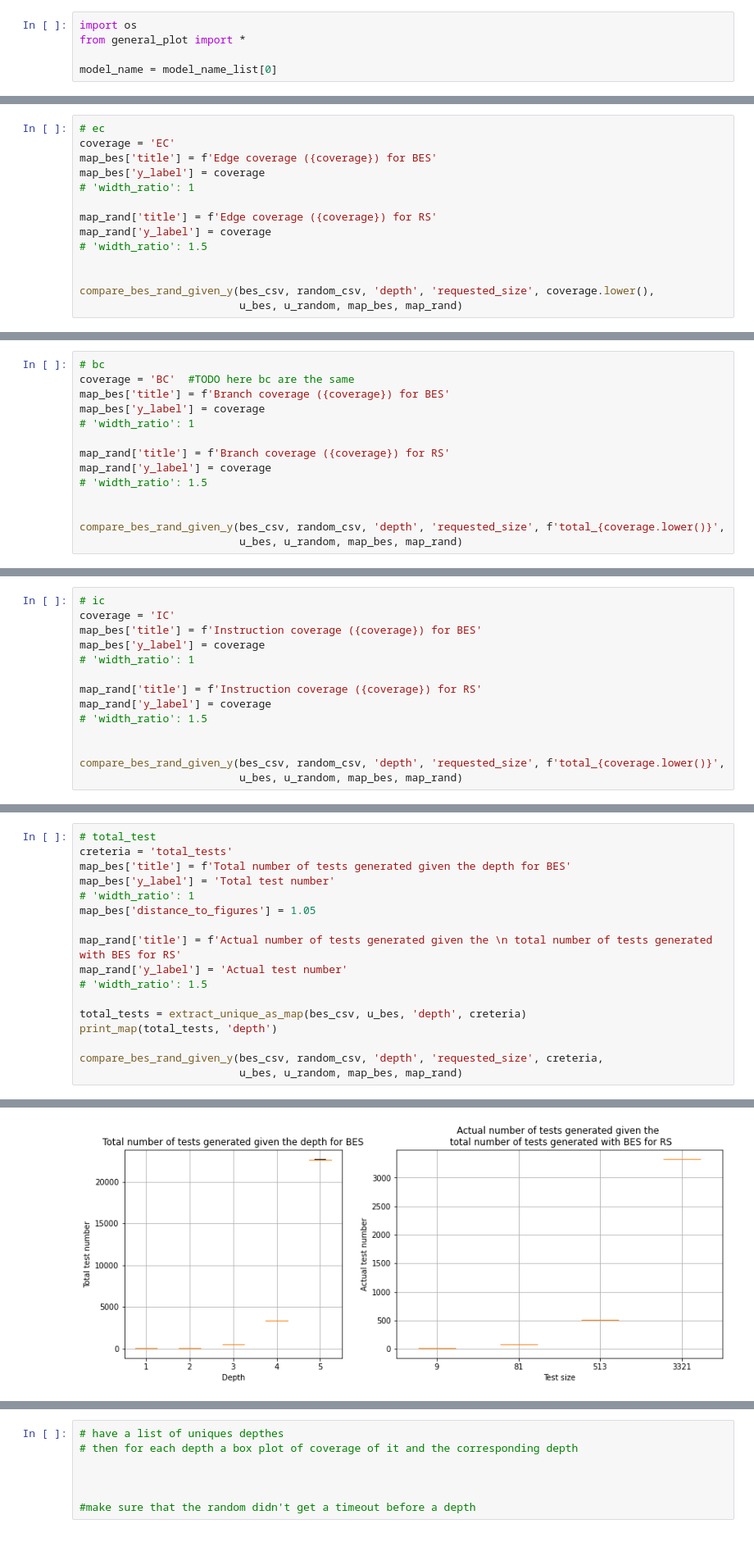
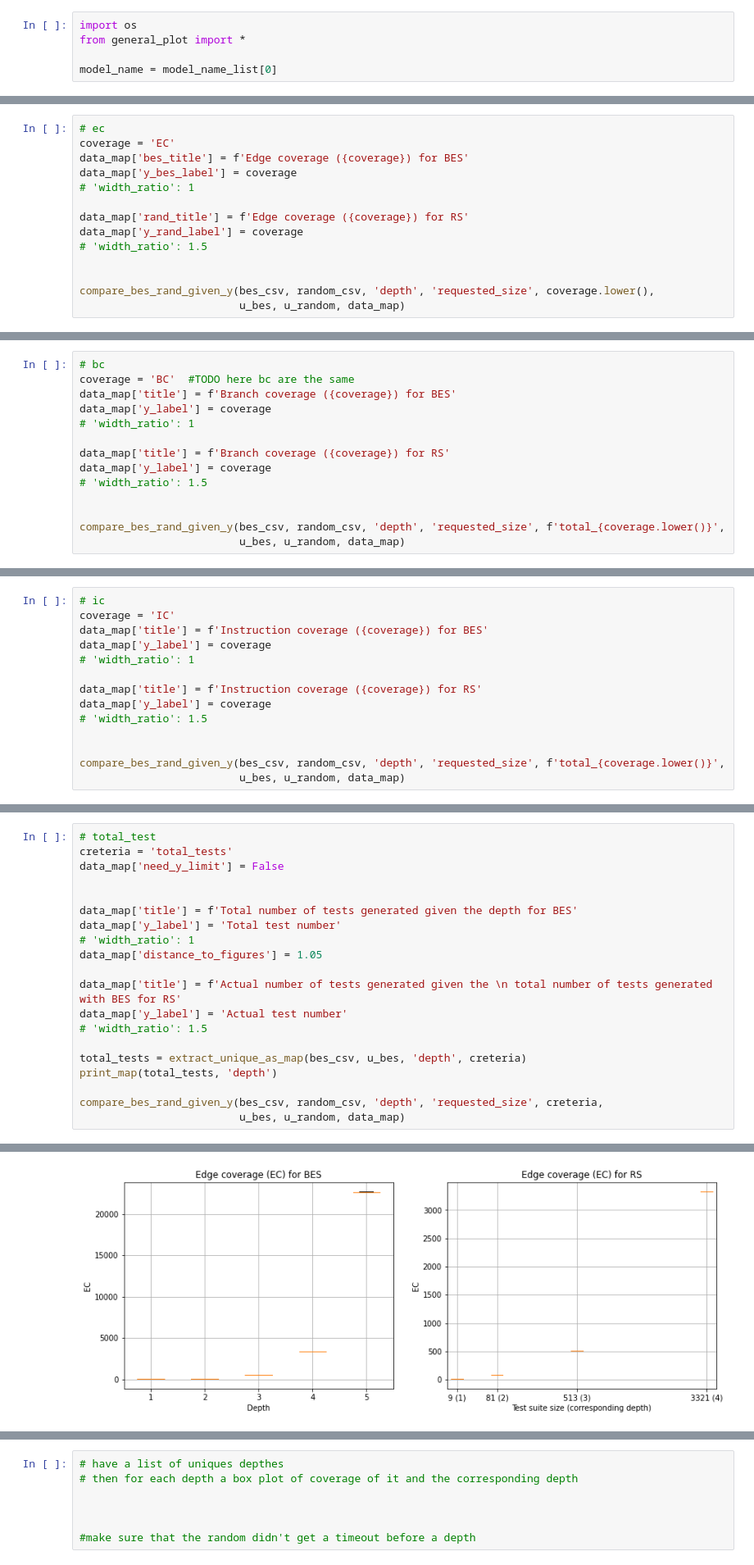
Before and after one commit to nour95/analysis, a Jupyter notebook: list_cov/analysis/plot_Array_csv.ipynb, the cells around one changed output, grey strips where cells are left out. Shown: that part at 82% size. Drawn from its saved outputs; the diff is of its cells as text; blank space fills up the shorter version.

```diff
--- a/list_cov/analysis/plot_Array_csv.ipynb
+++ b/list_cov/analysis/plot_Array_csv.ipynb
@@ -43,15 +57,15 @@ u_random: [   9   81  513 3321]
 # %%
 # ec
 coverage = 'EC'
-map_bes['title'] = f'Edge coverage ({coverage}) for BES'
-map_bes['y_label'] = coverage
+data_map['bes_title'] = f'Edge coverage ({coverage}) for BES'
+data_map['y_bes_label'] = coverage
 # 'width_ratio': 1
 
-map_rand['title'] = f'Edge coverage ({coverage}) for RS'
-map_rand['y_label'] = coverage
+data_map['rand_title'] = f'Edge coverage ({coverage}) for RS'
+data_map['y_rand_label'] = coverage
 # 'width_ratio': 1.5
 
 
 compare_bes_rand_given_y(bes_csv, random_csv, 'depth', 'requested_size', coverage.lower(),
-                         u_bes, u_random, map_bes, map_rand)
+                         u_bes, u_random, data_map)
 # %% [output]
@@ -59,15 +73,15 @@ compare_bes_rand_given_y(bes_csv, random_csv, 'depth', 'requested_size', coverag
 # %%
 # bc
 coverage = 'BC'  #TODO here bc are the same
-map_bes['title'] = f'Branch coverage ({coverage}) for BES'
-map_bes['y_label'] = coverage
+data_map['title'] = f'Branch coverage ({coverage}) for BES'
+data_map['y_label'] = coverage
 # 'width_ratio': 1
 
-map_rand['title'] = f'Branch coverage ({coverage}) for RS'
-map_rand['y_label'] = coverage
+data_map['title'] = f'Branch coverage ({coverage}) for RS'
+data_map['y_label'] = coverage
 # 'width_ratio': 1.5
 
 
 compare_bes_rand_given_y(bes_csv, random_csv, 'depth', 'requested_size', f'total_{coverage.lower()}',
-                         u_bes, u_random, map_bes, map_rand)
+                         u_bes, u_random, data_map)
 # %% [output]
@@ -75,15 +89,15 @@ compare_bes_rand_given_y(bes_csv, random_csv, 'depth', 'requested_size', f'total
 # %%
 # ic
 coverage = 'IC'
-map_bes['title'] = f'Instruction coverage ({coverage}) for BES'
-map_bes['y_label'] = coverage
+data_map['title'] = f'Instruction coverage ({coverage}) for BES'
+data_map['y_label'] = coverage
 # 'width_ratio': 1
 
-map_rand['title'] = f'Instruction coverage ({coverage}) for RS'
-map_rand['y_label'] = coverage
+data_map['title'] = f'Instruction coverage ({coverage}) for RS'
+data_map['y_label'] = coverage
 # 'width_ratio': 1.5
 
 
 compare_bes_rand_given_y(bes_csv, random_csv, 'depth', 'requested_size', f'total_{coverage.lower()}',
-                         u_bes, u_random, map_bes, map_rand)
+                         u_bes, u_random, data_map)
 # %% [output]
@@ -91,27 +105,30 @@ compare_bes_rand_given_y(bes_csv, random_csv, 'depth', 'requested_size', f'total
 # %%
 # total_test
 creteria = 'total_tests'
-map_bes['title'] = f'Total number of tests generated given the depth for BES'
-map_bes['y_label'] = 'Total test number'
+data_map['need_y_limit'] = False
+
+
+data_map['title'] = f'Total number of tests generated given the depth for BES'
+data_map['y_label'] = 'Total test number'
 # 'width_ratio': 1
-map_bes['distance_to_figures'] = 1.05
+data_map['distance_to_figures'] = 1.05
 
-map_rand['title'] = f'Actual number of tests generated given the \n total number of tests generated with BES for RS'
-map_rand['y_label'] = 'Actual test number'
+data_map['title'] = f'Actual number of tests generated given the \n total number of tests generated with BES for RS'
+data_map['y_label'] = 'Actual test number'
 # 'width_ratio': 1.5
 
 total_tests = extract_unique_as_map(bes_csv, u_bes, 'depth', creteria)
 print_map(total_tests, 'depth')
 
 compare_bes_rand_given_y(bes_csv, random_csv, 'depth', 'requested_size', creteria,
-                         u_bes, u_random, map_bes, map_rand)
+                         u_bes, u_random, data_map)
 # %% [output]
 depth 1 --> [9]
 depth 2 --> [81]
 depth 3 --> [513]
 depth 4 --> [3321]
 depth 5 --> [22661, 22665, 22668, 22670, 22671, 22673, 22674, 22677, 22680, 22681, 22682, 22684, 22685, 22687, 22688, 22692, 22693, 22698, 22700, 22704, 22705, 22708, 22710, 22711, 22712]
-[figure, old version]
+[figure, new version]
 # %%
 # time_taken
 creteria = 'time_taken'
```
Also changed, not shown: parts of 13 cells of this notebook, 51 other files.
